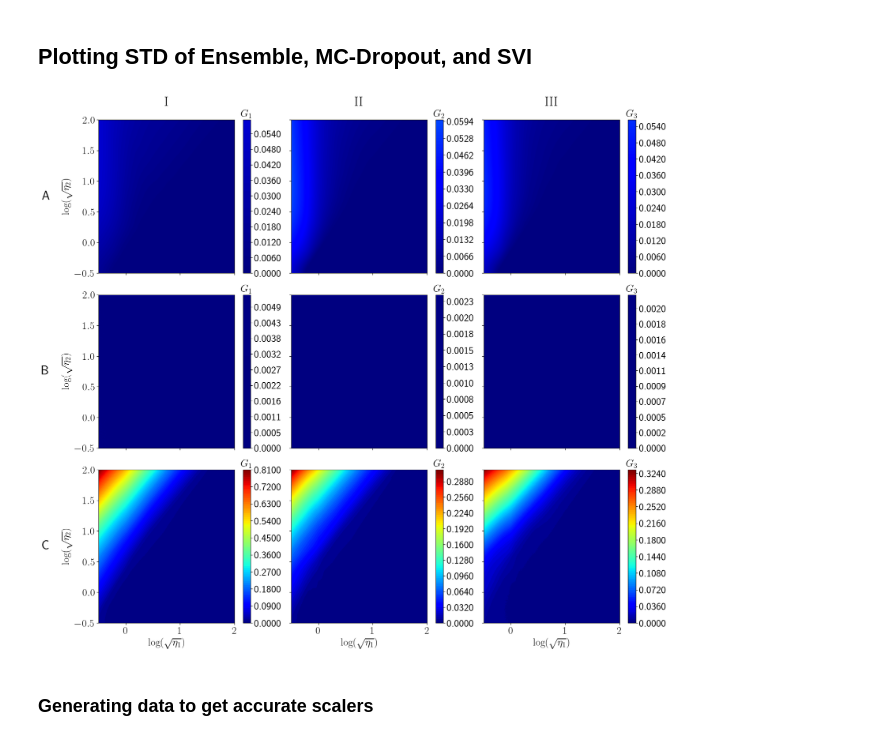
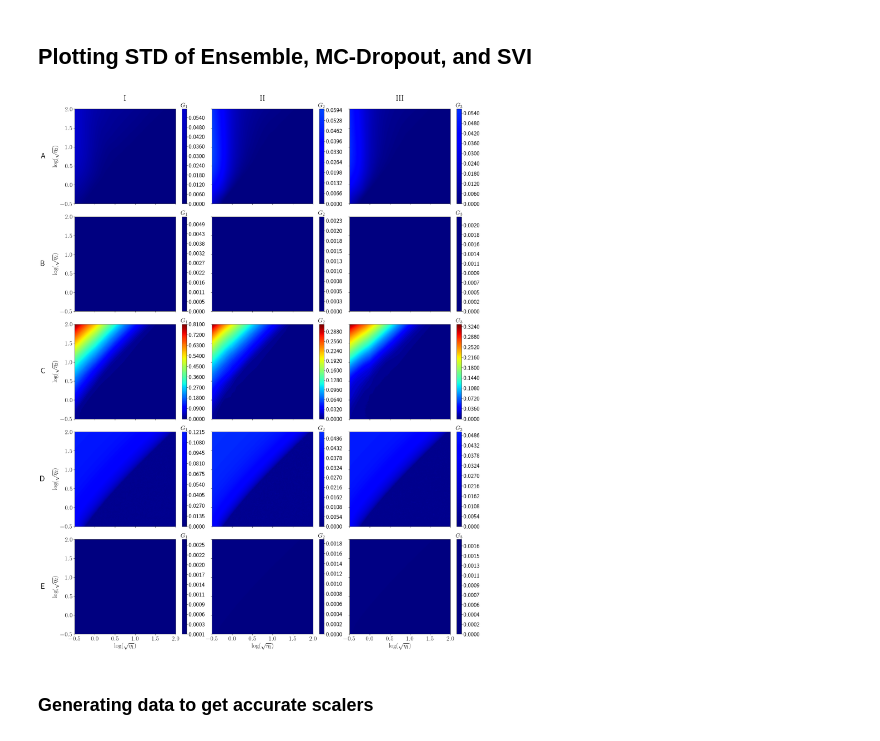
Before and after one commit to Crashprn/UncertaintyQuantification, a Jupyter notebook: Notebooks/CompilePlots.ipynb, the cells around one changed output. Drawn from its saved outputs; the diff is of its cells as text; code cells hidden in the pictures.

```diff
--- a/Notebooks/CompilePlots.ipynb
+++ b/Notebooks/CompilePlots.ipynb
@@ -145,9 +340,11 @@ SVI RMSE Error: 0.08233740611601345
 # %% [markdown]
 ## Plotting STD of Ensemble, MC-Dropout, and SVI
-# %%
-plot_grid(x_grid, y_grid, [ensemble_std, mcd_std, svi_std], row_titles, col_titles, formatter, figsize=(17,15), ind_scales=False,  save_path="../Figures/Combined/" + model_prefix + "_Pred_STD.png")
-# %% [output]
-[figure, removed]
+# %%
+std_arr = [ensemble_std.T.reshape(3, dim, dim), mcd_std.T.reshape(3, dim, dim), svi_std.T.reshape(3, dim, dim), gp1_std.T.reshape(3, dim, dim), gp2_std.T.reshape(3, dim, dim)]
+
+plot_grid(x_grid, y_grid, std_arr, row_titles, col_titles, formatter, figsize=fig_size, ind_scales=False,  save_path="../Figures/Combined/" + model_prefix + "_Pred_STD.png")
+# %% [output]
+[figure, added]
 # %% [markdown]
 ### Generating data to get accurate scalers
 # %%
```
Also changed, not shown: parts of 17 cells of this notebook, 6 other files.
